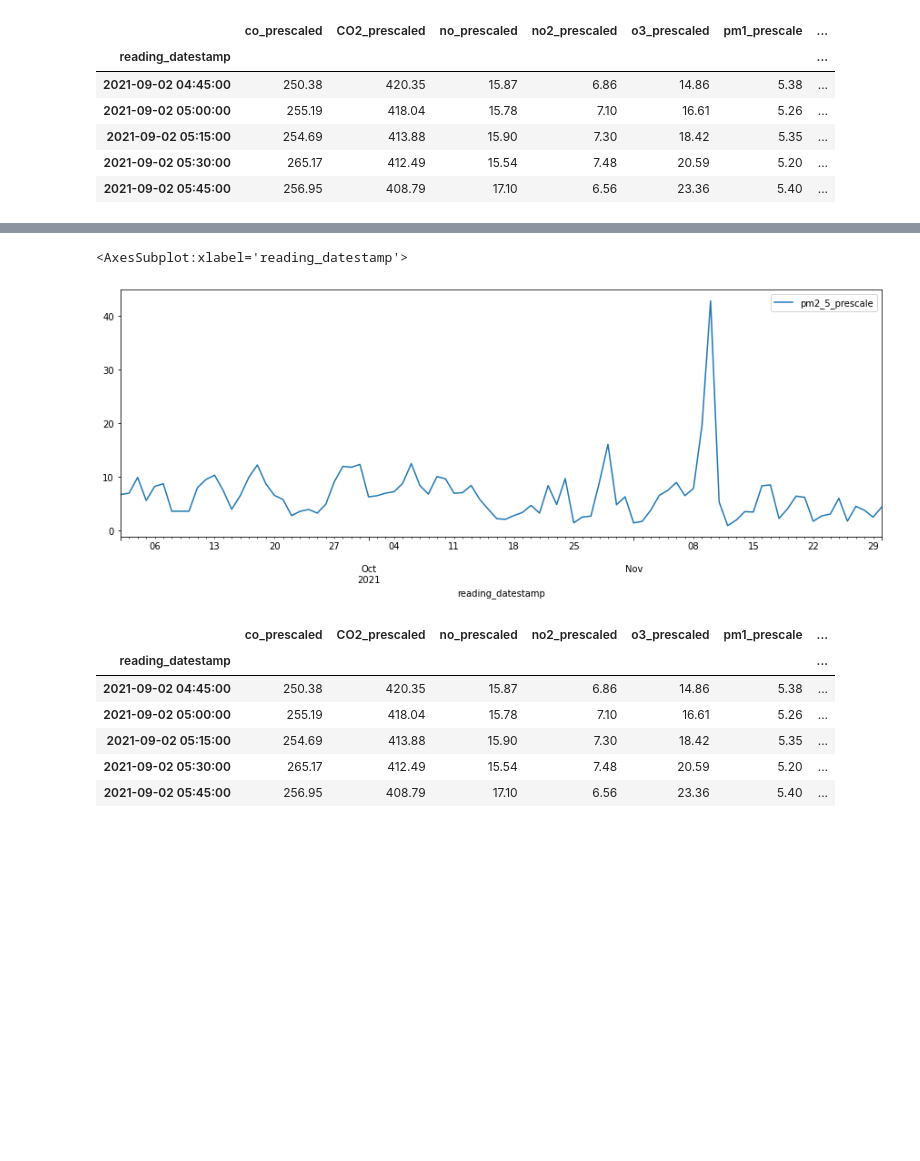
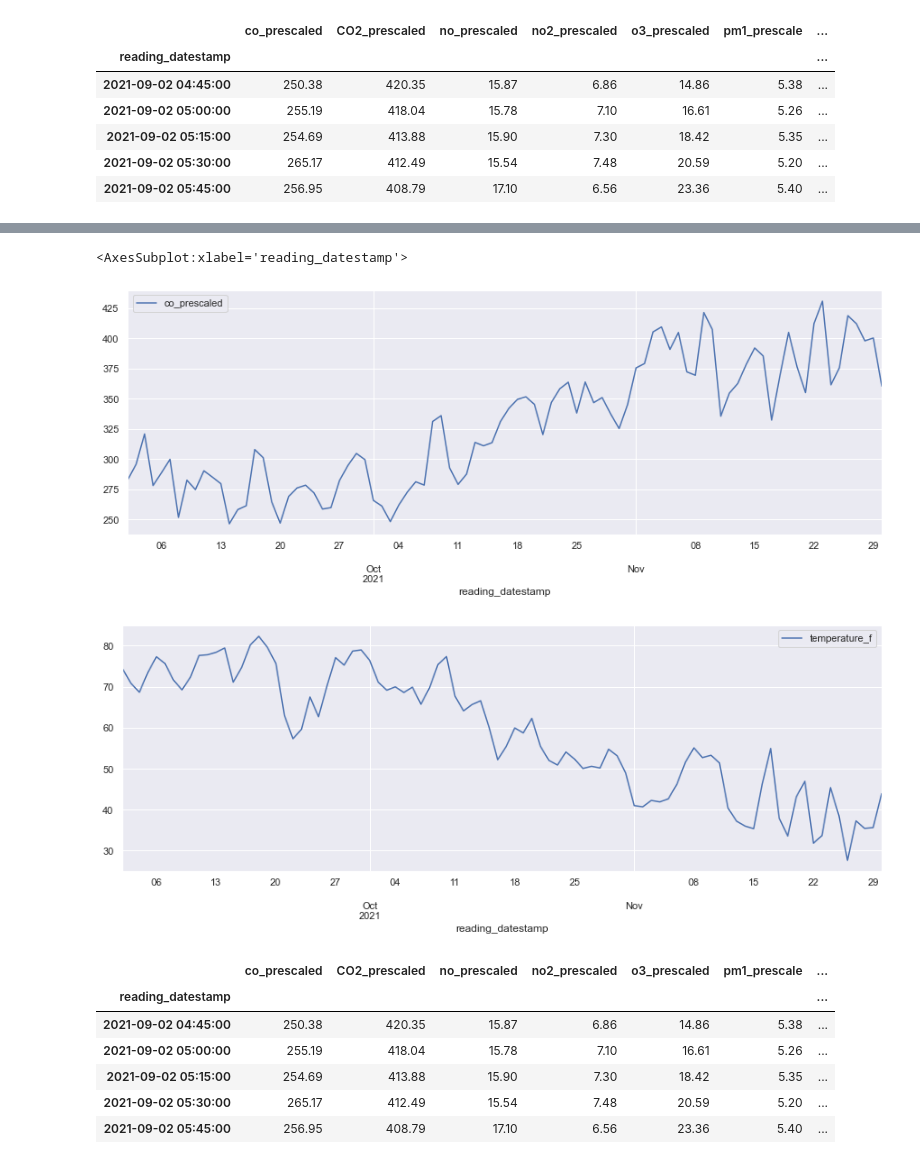
Before and after one commit to mihakim2/2021Fall_finals, a Jupyter notebook: DataViz+Analysis_Moazam.ipynb, the cells around one changed output, grey strips where cells are left out. Cells and saved outputs as stored; diff of their text form; code cells hidden in the pictures; blank space fills up the shorter version.

```diff
--- a/DataViz+Analysis_Moazam.ipynb
+++ b/DataViz+Analysis_Moazam.ipynb
@@ -49,8 +51,10 @@ df['CO2_prescaled'].plot(figsize=(15,5))
 # %%
-df[['pm2_5_prescale']].resample('1D').mean().plot(figsize=(15,5), kind='line')
+df[['co_prescaled']].resample('1D').mean().plot(figsize=(15,5), kind='line')
+df[['temperature_f']].resample('1D').mean().plot(figsize=(15,5), kind='line')
 # %% [output]
 <AxesSubplot:xlabel='reading_datestamp'>
-[figure, old version]
+[figure, new version]
+[figure, added]
 # %%
 df_urbanaOH = pd.read_feather('export_UrbanaOnHolmes_feather', columns=None, use_threads=True)
 df_urbanaOH['new_date'] = pd.to_datetime(df_urbanaOH['new_date'])
```
Also changed, not shown: parts of 15 cells of this notebook, 1 other file.
